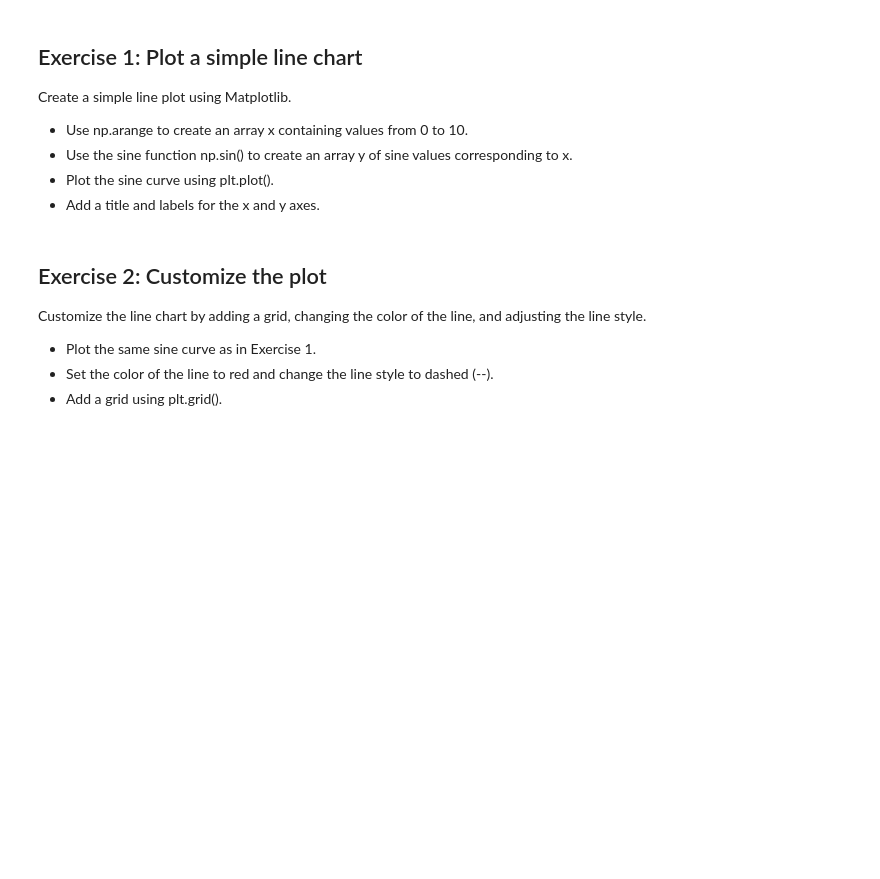
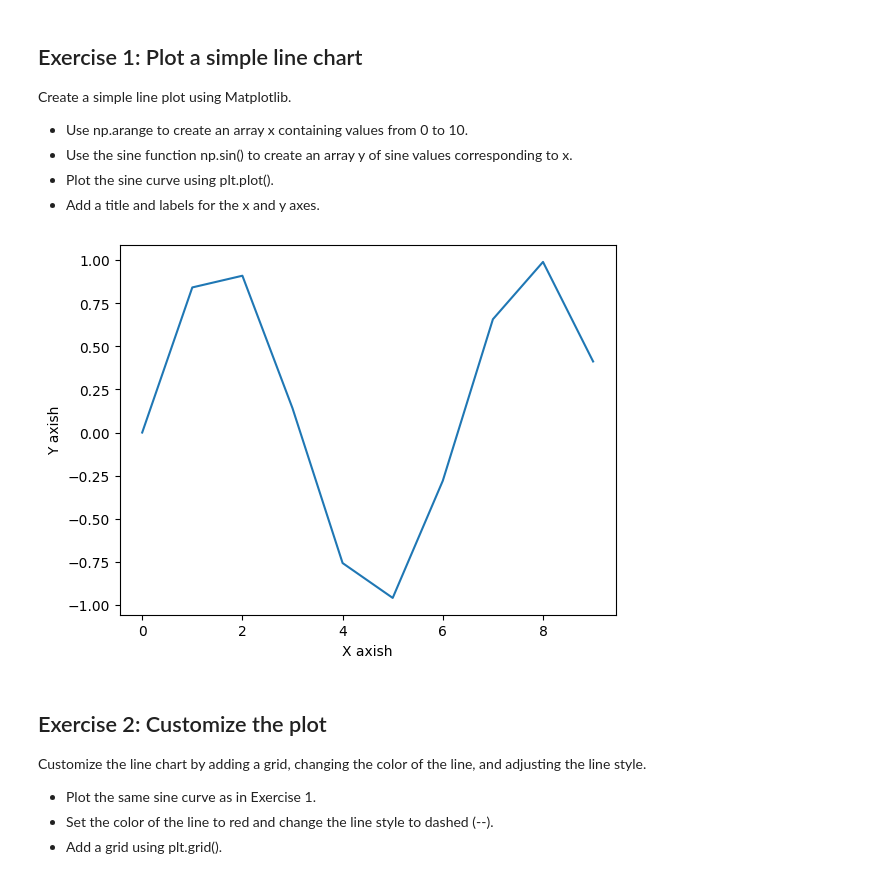
Before and after one commit to Lord-of-Waffles/MLIntro, a Jupyter notebook: notebooks/Introduction_to_Matplotlib.ipynb, the cells around one changed output. Drawn from its saved outputs; the diff is of its cells as text; code cells hidden in the pictures; blank space fills up the shorter version.

```diff
--- a/notebooks/Introduction_to_Matplotlib.ipynb
+++ b/notebooks/Introduction_to_Matplotlib.ipynb
@@ -23,3 +40,13 @@ Create a simple line plot using Matplotlib.
+# %%
+# (Write your code below)
+x = np.arange(0,10)
+y = np.sin(x)
+plt.plot(x, y)
+plt.xlabel("X axish")
+plt.ylabel("Y axish")
+plt.show()
+# %% [output]
+[figure, added]
 # %% [markdown]
 ## Exercise 2: Customize the plot
 
```
Also changed, not shown: parts of 5 cells of this notebook.
